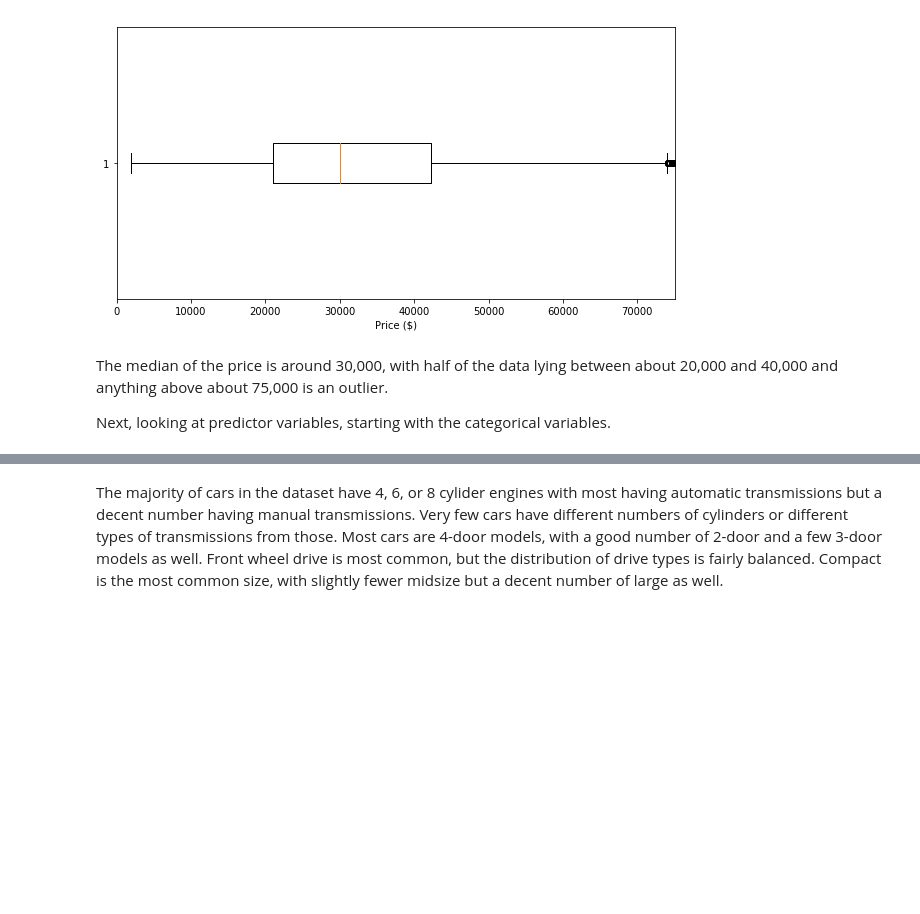
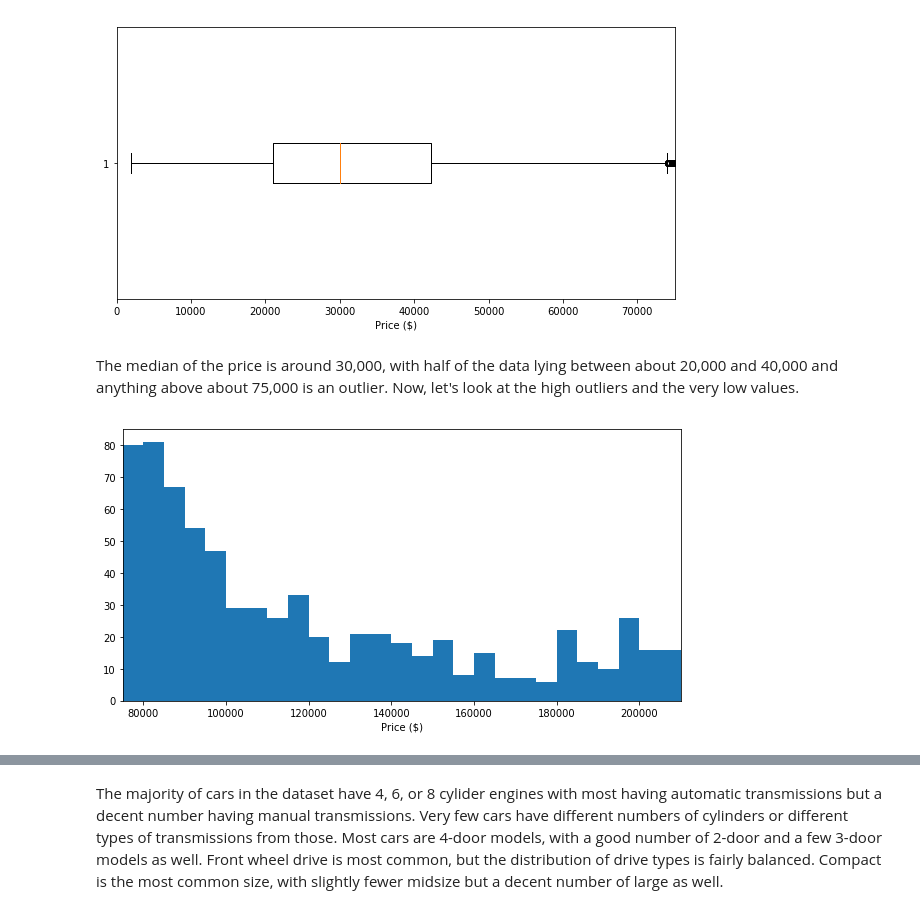
Before and after one commit to Rob-Bruton/Car-Features, a Jupyter notebook: car_exploration.ipynb, the cells around one changed output, grey strips where cells are left out. Drawn from its saved outputs; the diff is of its cells as text; code cells hidden in the pictures; blank space fills up the shorter version.

```diff
--- a/car_exploration.ipynb
+++ b/car_exploration.ipynb
@@ -149,6 +149,18 @@ plt.xlabel('Price ($)');
 # %% [output]
 [figure]
 # %% [markdown]
-The median of the price is around 30,000, with half of the data lying between about 20,000 and 40,000 and anything above about 75,000 is an outlier.
-
-Next, looking at predictor variables, starting with the categorical variables.
+The median of the price is around 30,000, with half of the data lying between about 20,000 and 40,000 and anything above about 75,000 is an outlier. Now, let's look at the high outliers and the very low values.
+# %%
+# Select high outlier prices
+
+outliers = cars[cars.price > 75000]
+
+# Histogram of outliers
+
+bins = np.arange(75000, cars.price.max()+5000, 5000)
+plt.figure(figsize=[10, 5])
+plt.hist(data = cars, x = 'price', bins = bins)
+plt.xlim(75000, 210000)
+plt.xlabel('Price ($)');
+# %% [output]
+[figure, added]
```
Also changed, not shown: parts of 85 cells of this notebook, 2 other files.
